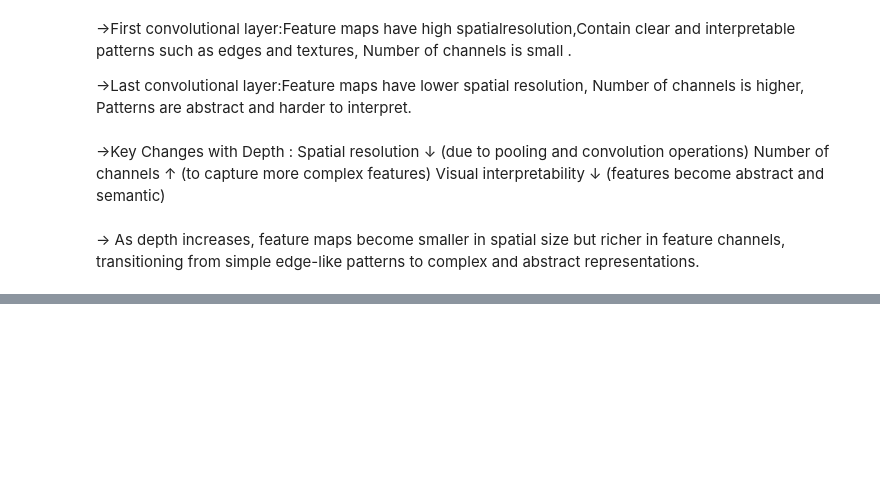
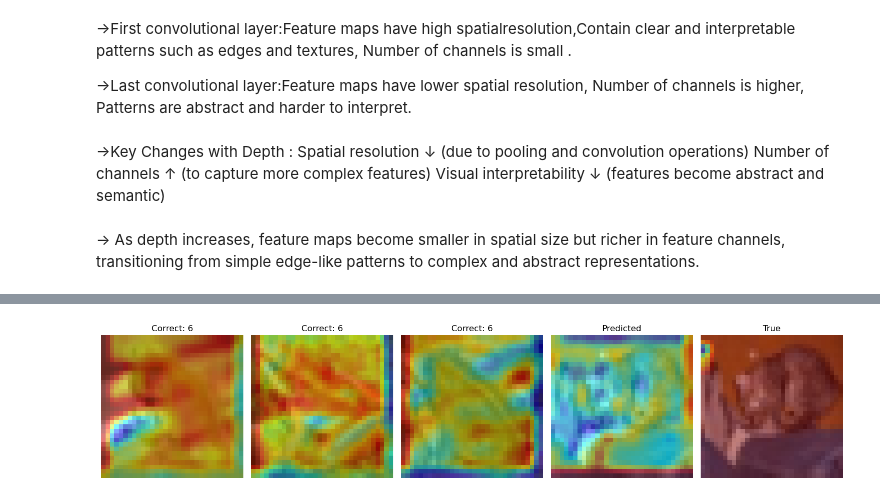
Before and after one commit to ritesh-kr18/CNN_Lab_Work, a Jupyter notebook: 24cd3035_CNN_Lab.ipynb, the cells around one changed output, grey strips where cells are left out. Cells and saved outputs as stored; diff of their text form; code cells hidden in the pictures; blank space fills up the shorter version.

```diff
--- a/24cd3035_CNN_Lab.ipynb
+++ b/24cd3035_CNN_Lab.ipynb
@@ -1401,0 +1406,5 @@ Visual interpretability ↓ (features become abstract and semantic)
+# %%
+device = torch.device("mps" if torch.backends.mps.is_available() else "cpu")
+
+model.to(device)
+model.eval()
@@ -1401,0 +1480,60 @@ Visual interpretability ↓ (features become abstract and semantic)
+# %%
+def overlay_heatmap(img, cam):
+    img = img.squeeze().permute(1,2,0).cpu().numpy()
+
+    heatmap = cv2.applyColorMap(np.uint8(255*cam), cv2.COLORMAP_JET)
+    heatmap = heatmap / 255.0
+
+    overlay = heatmap * 0.5 + img * 0.5
+    return overlay
+# %%
+fig, axes = plt.subplots(1, 5, figsize=(15,4))
+
+correct_count = 0
+mis_done = False
+
+for images, labels in test_loader:
+    images, labels = images.to(device), labels.to(device)
+
+    outputs = model(images)
+    _, preds = torch.max(outputs, 1)
+
+    for i in range(len(images)):
+
+        img = images[i].unsqueeze(0)
+
+        if preds[i] == labels[i] and correct_count < 3:
+            cam = generate_gradcam(img, preds[i].item())
+            overlay = overlay_heatmap(img, cam)
+
+            axes[correct_count].imshow(overlay)
+            axes[correct_count].set_title(f"Correct: {preds[i].item()}")
+            axes[correct_count].axis("off")
+
+            correct_count += 1
+
+        elif preds[i] != labels[i] and not mis_done:
+            cam_pred = generate_gradcam(img, preds[i].item())
+            cam_true = generate_gradcam(img, labels[i].item())
+
+            overlay_pred = overlay_heatmap(img, cam_pred)
+            overlay_true = overlay_heatmap(img, cam_true)
+
+            axes[3].imshow(overlay_pred)
+            axes[3].set_title("Predicted")
+            axes[3].axis("off")
+
+            axes[4].imshow(overlay_true)
+            axes[4].set_title("True")
+            axes[4].axis("off")
+
+            mis_done = True
+
+    if correct_count == 3 and mis_done:
+        break
+
+plt.tight_layout()
+plt.savefig("gradcam_results.png")
+plt.show()
+# %% [output]
+[figure, added]
```
Also changed, not shown: parts of 25 cells of this notebook.
